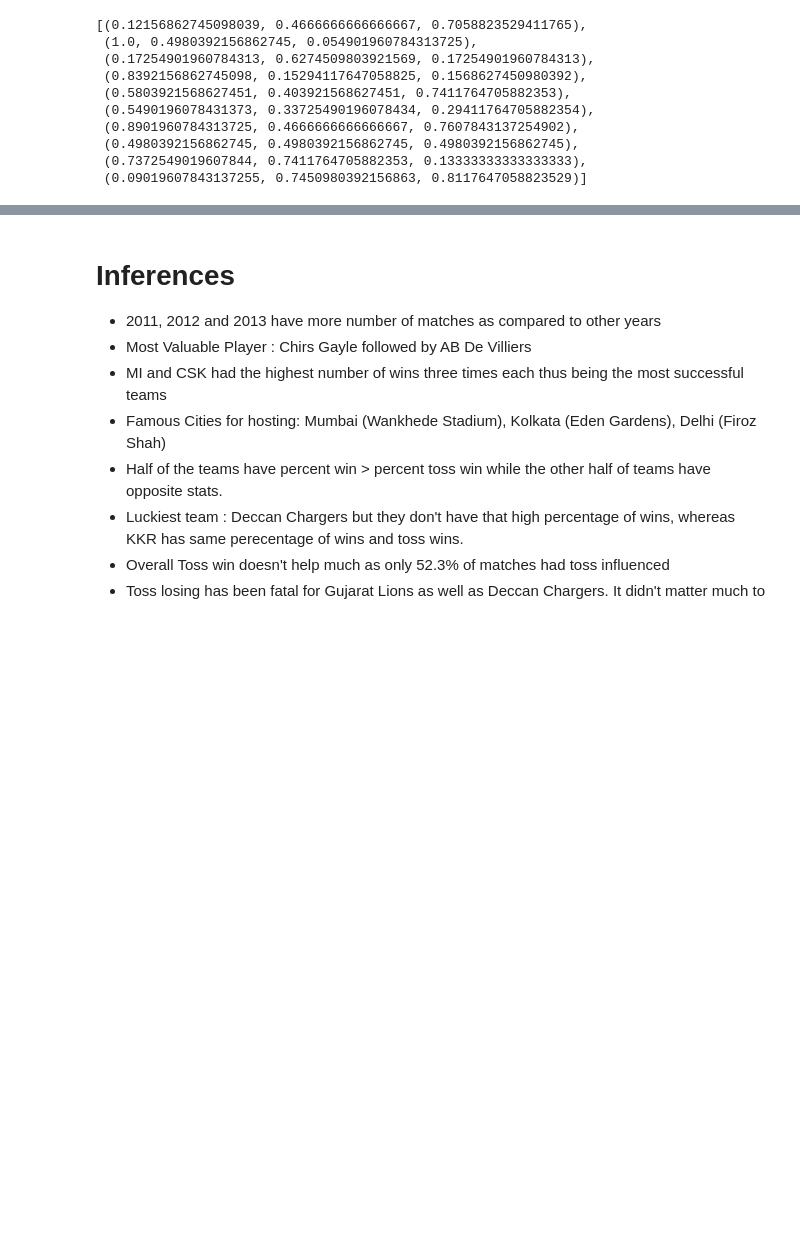
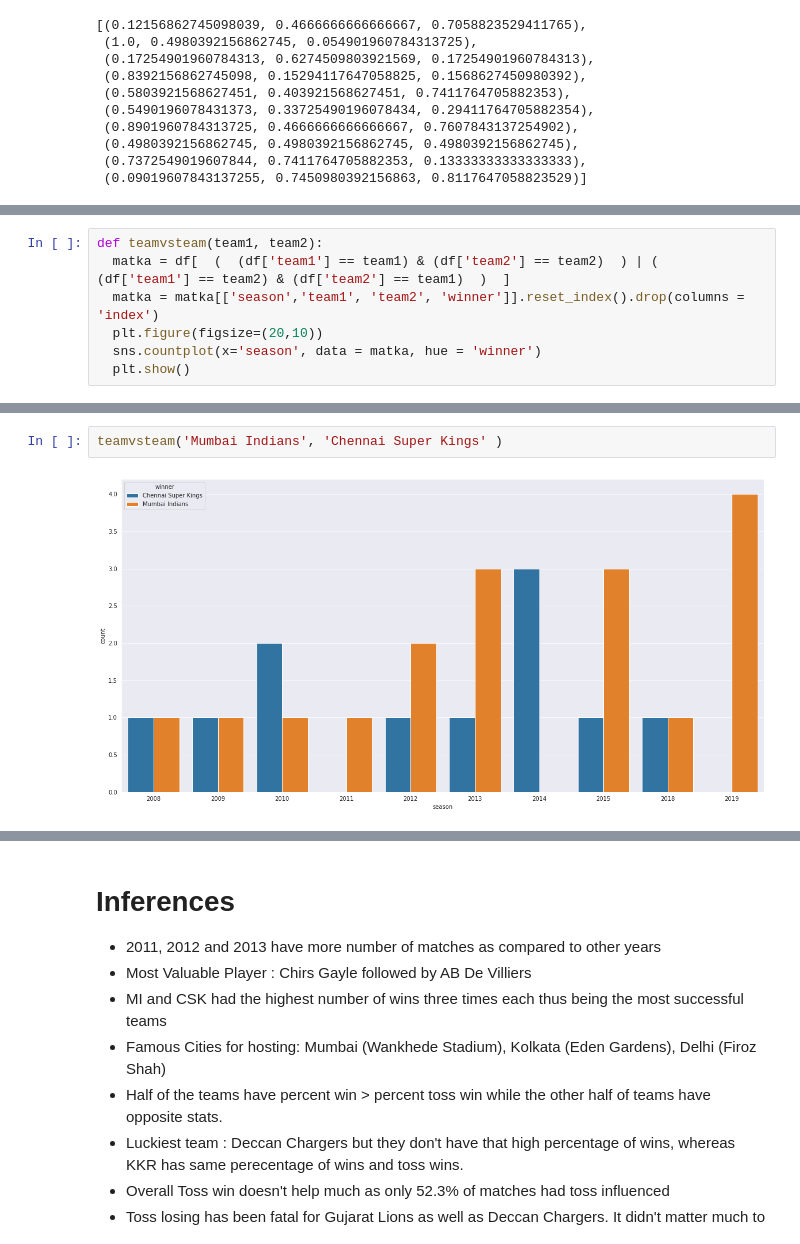
Before and after one commit to UtkarshAIITB/IPL-Data-Analysis, a Jupyter notebook: EDA.ipynb, the cells around one changed output, grey strips where cells are left out. Cells and saved outputs as stored; diff of their text form; blank space fills up the shorter version.

```diff
--- a/EDA.ipynb
+++ b/EDA.ipynb
@@ -615,0 +683,7 @@ sns.color_palette()
+# %%
+def teamvsteam(team1, team2):
+  matka = df[  (  (df['team1'] == team1) & (df['team2'] == team2)  ) | (  (df['team1'] == team2) & (df['team2'] == team1)  )  ]
+  matka = matka[['season','team1', 'team2', 'winner']].reset_index().drop(columns = 'index')
+  plt.figure(figsize=(20,10))
+  sns.countplot(x='season', data = matka, hue = 'winner')
+  plt.show()
@@ -615,0 +698,4 @@ sns.color_palette()
+# %%
+teamvsteam('Mumbai Indians', 'Chennai Super Kings' )
+# %% [output]
+[figure, added]
```
Also changed, not shown: parts of 37 cells of this notebook.
